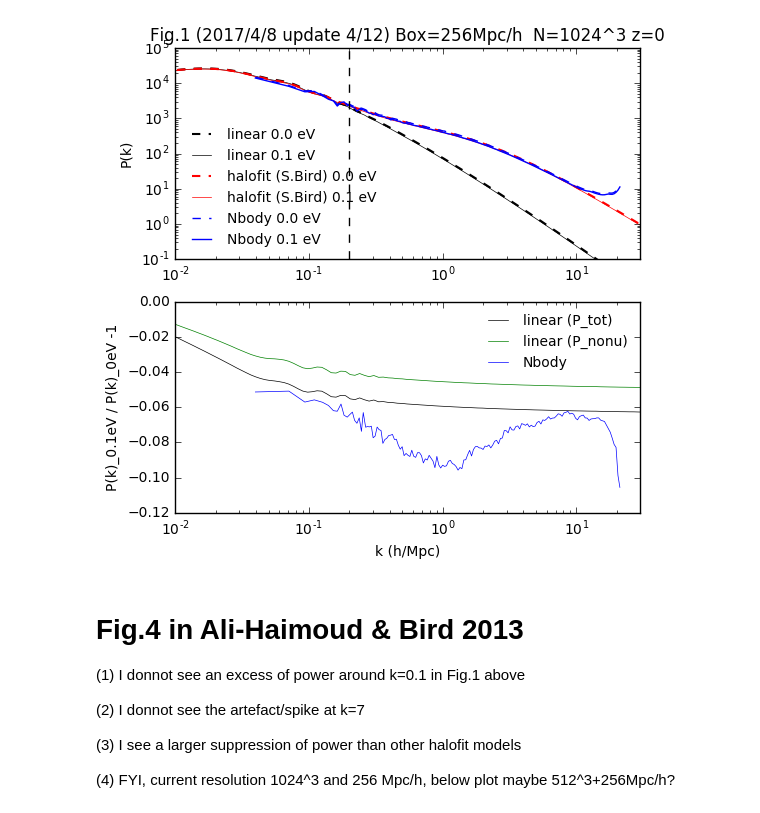
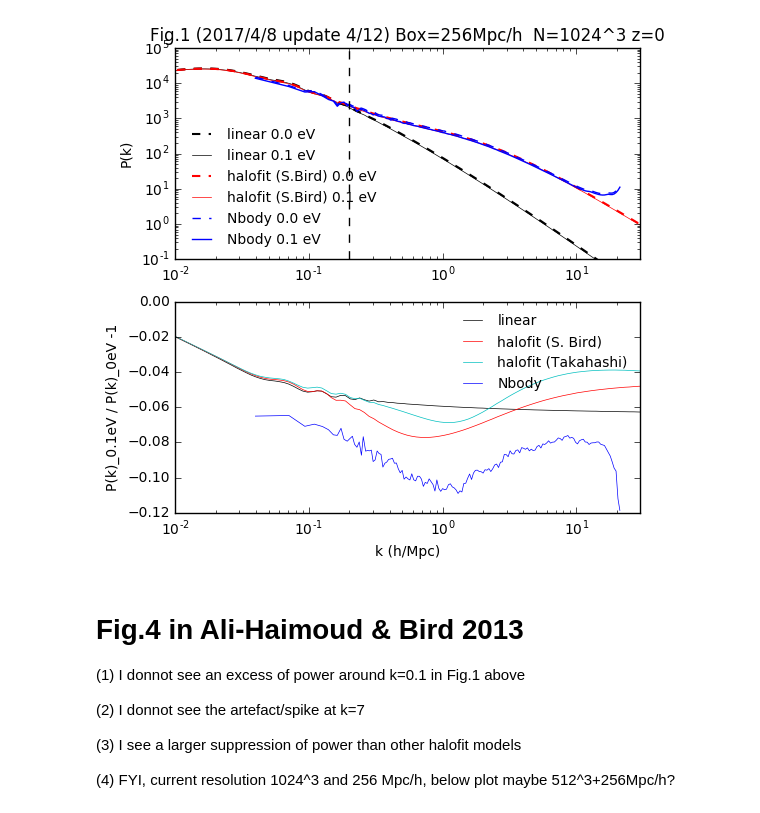
Before and after one commit to liuxx479/neutrino-batch, a Jupyter notebook: plot-matterps.ipynb, the cells around one changed output. Cells and saved outputs as stored; diff of their text form; code cells hidden in the pictures.

```diff
--- a/plot-matterps.ipynb
+++ b/plot-matterps.ipynb
@@ -5,6 +5,7 @@ import numpy as np
 from scipy.interpolate import interp1d
 from IPython.display import Image
 
+h=0.7
 ####################################################
 ### test plots for neutrino batch fiducial model ###
 ####################################################
@@ -22,8 +23,9 @@ khalofit0, Phalofit0 = np.loadtxt('camb-fidu/camb_mnv0.00000_om0.30000_As2.1000-
 khalofitT, PhalofitT = np.loadtxt('camb-fidu/camb_mnv0.10000_om0.30000_As2.1000-halofit_matterpow_0.dat').T
 khalofitT0, PhalofitT0 = np.loadtxt('camb-fidu/camb_mnv0.00000_om0.30000_As2.1000-halofit_matterpow_0.dat').T
 
+kgadget0, Pgadget0, Nmodes0 = np.loadtxt('matterpower/mnv0.00000_om0.30000_As2.1000-PK-DM-snapshot_050').T
 kgadget, Pgadget, Nmodes = np.loadtxt('matterpower/mnv0.10000_om0.30000_As2.1000-PK-DM-snapshot_050').T
-kgadget0, Pgadget0, Nmodes0 = np.loadtxt('matterpower/mnv0.00000_om0.30000_As2.1000-PK-DM-snapshot_050').T
+knu, Pnu = np.loadtxt('matterpower/powerspec_nu_050.txt',skiprows=2).T
 
 
 Pcamb0_interp = interp1d(kcamb0, Pcamb0)(k_arr)
@@ -41,6 +43,7 @@ binsize=5
 k0, k1 = kgadget[0::binsize][:-1], kgadget[binsize-1::binsize]
 kgadget_bined =0.5*(k0+k1)
 
+
 bin_array = lambda P, binsize, Nmodes:average(P [:-(len(P)%binsize)].reshape(-1, binsize),
                         weights=Nmodes[:-(len(P)%binsize)].reshape(-1, binsize)/sum(Nmodes),
                         axis=1)
@@ -48,14 +51,22 @@ bin_array = lambda P, binsize, Nmodes:average(P [:-(len(P)%binsize)].reshape(-1,
 Pgadget_bined = bin_array(Pgadget, binsize, Nmodes)
 Pgadget0_bined = bin_array(Pgadget0, binsize, Nmodes)
 
-k_trans, Ttot, Tnonu = loadtxt('camb/camb_mnv0.10000_om0.30000_As2.1000_transfer_0.dat').T[[0,6,7]]
+k_trans, Ttot, Tnonu, Tnu = loadtxt('camb/camb_mnv0.10000_om0.30000_As2.1000_transfer_0.dat').T[[0,6,7,5]]
 ratio_nonu = interp1d(k_trans, (Tnonu/Ttot)**2)(k_arr)
+ratio_nu = interp1d(k_trans, (Tnu/Ttot)**2)(k_arr)
 Pnonu = Pcamb_interp*ratio_nonu
 
 k_transT, TtotT, TnonuT = loadtxt('camb-fidu/camb_mnv0.10000_om0.30000_As2.1000-halofit_transfer_0.dat').T[[0,6,7]]
 ratio_nonuT = interp1d(k_transT, (TnonuT/TtotT)**2)(k_arr)
 PnonuT = Pcamb_interp*ratio_nonuT
 
-k_transB, TtotB, TnonuB = loadtxt('camb-fidu/camb_mnv0.10000_om0.30000_As2.1000-bird_transfer_0.dat').T[[0,6,7]]
-ratio_nonuB = interp1d(k_transB, (TnonuB/TtotB)**2)(k_arr)
-PnonuB = Pcamb_interp*ratio_nonuB
+#k_transB, TtotB, TnonuB = loadtxt('camb-fidu/camb_mnv0.10000_om0.30000_As2.1000-bird_transfer_0.dat').T[[0,6,7]]
+#ratio_nonuB = interp1d(k_transB, (TnonuB/TtotB)**2)(k_arr)
+#PnonuB = Pcamb_interp*ratio_nonuB
+
+
+Pnu_interp = interp1d(knu*1e3, Pnu/1e9)(kgadget_bined)
+### ((Omega_nu P^{1/2}_nu + (Omega_0 - Omega_nu) P^{1/2}_{cdm+bar})/(Omega0))**2
+omnu = 0.00108/0.7**2
+omc = 0.3-omnu
+Pgadget_bined = ((omnu*Pnu_interp**0.5+omc*Pgadget_bined**0.5)/0.3)**2
@@ -70,38 +99,38 @@ ax.plot(kcamb, Pcamb, 'k-',lw=0.5,label='linear 0.1 eV')
 ax.plot(khalofit0, Phalofit0, 'r--',lw=1.5,label='halofit (S.Bird) 0.0 eV')
 ax.plot(khalofit, Phalofit, 'r-',lw=0.5, label='halofit (S.Bird) 0.1 eV')
 
 ax.plot(kgadget_bined, Pgadget0_bined, 'b--', lw=1,label='Nbody 0.0 eV')
 ax.plot(kgadget_bined, Pgadget_bined, 'b-', lw=1,label='Nbody 0.1 eV')
 
 ax.plot((0.2,0.2), (0.1,1e5),'k--')
 #ax.set_xlabel('k (h/Mpc)')
 ax.set_ylabel('P(k)')
 ax.set_xscale('log')
 ax.set_yscale('log')
 ax.set_xlim(1e-2, 30)
 ax.set_ylim(0.1, 1e5)
 ax.set_title('Fig.1 (2017/4/8 update 4/12) Box=256Mpc/h  N=1024^3 z=0')
 ax.legend(frameon=0,loc=3,fontsize=10)
 
-ax2.plot(k_arr,Pcamb_interp/Pcamb0_interp-1,'k-',lw=0.5, label='linear (P_tot)')
-ax2.plot(k_arr,Pnonu/Pcamb0_interp-1,'g-',lw=0.5, label='linear (P_nonu)')
-#ax2.plot(k_arr,PnonuB/PB0_interp-1,'r-',lw=0.5, label='halofit (S. Bird)')
-#ax2.plot(k_arr,PnonuT/PT0_interp-1,'c-',lw=0.5, label='halofit (Takahashi)')
+ax2.plot(k_arr,Pcamb_interp/Pcamb0_interp-1,'k-',lw=0.5, label='linear')
+#ax2.plot(k_arr,Pnonu/Pcamb0_interp-1,'g-',lw=0.5, label='linear (P_nonu)')
+ax2.plot(k_arr,PB_interp/PB0_interp-1,'r-',lw=0.5, label='halofit (S. Bird)')
+ax2.plot(k_arr,PT_interp/PT0_interp-1,'c-',lw=0.5, label='halofit (Takahashi)')
 ax2.plot(kgadget_bined,Pgadget_bined/Pgadget0_bined-1,'b-',lw=0.5, label='Nbody')
 
 ax2.legend(frameon=0,fontsize=10)
 ax2.set_xscale('log')
 ax2.set_xlim(1e-2, 30)
 #ax2.set_ylim(-0.12,0.03)
 ax2.set_xlabel('k (h/Mpc)')
 ax2.set_ylabel('P(k)_0.1eV / P(k)_0eV -1')
 show()
 
 ######## note on some test results:
 ######## the lower power is due to nu mass splitting
 ######## nor it's due to the definition in omega_m = 1-omega_lambda
 # %% [output]
-[figure, old version]
+[figure, new version]
 # %% [markdown]
 # Fig.4 in Ali-Haimoud & Bird 2013
 
```
Also changed, not shown: parts of 2 cells of this notebook.
